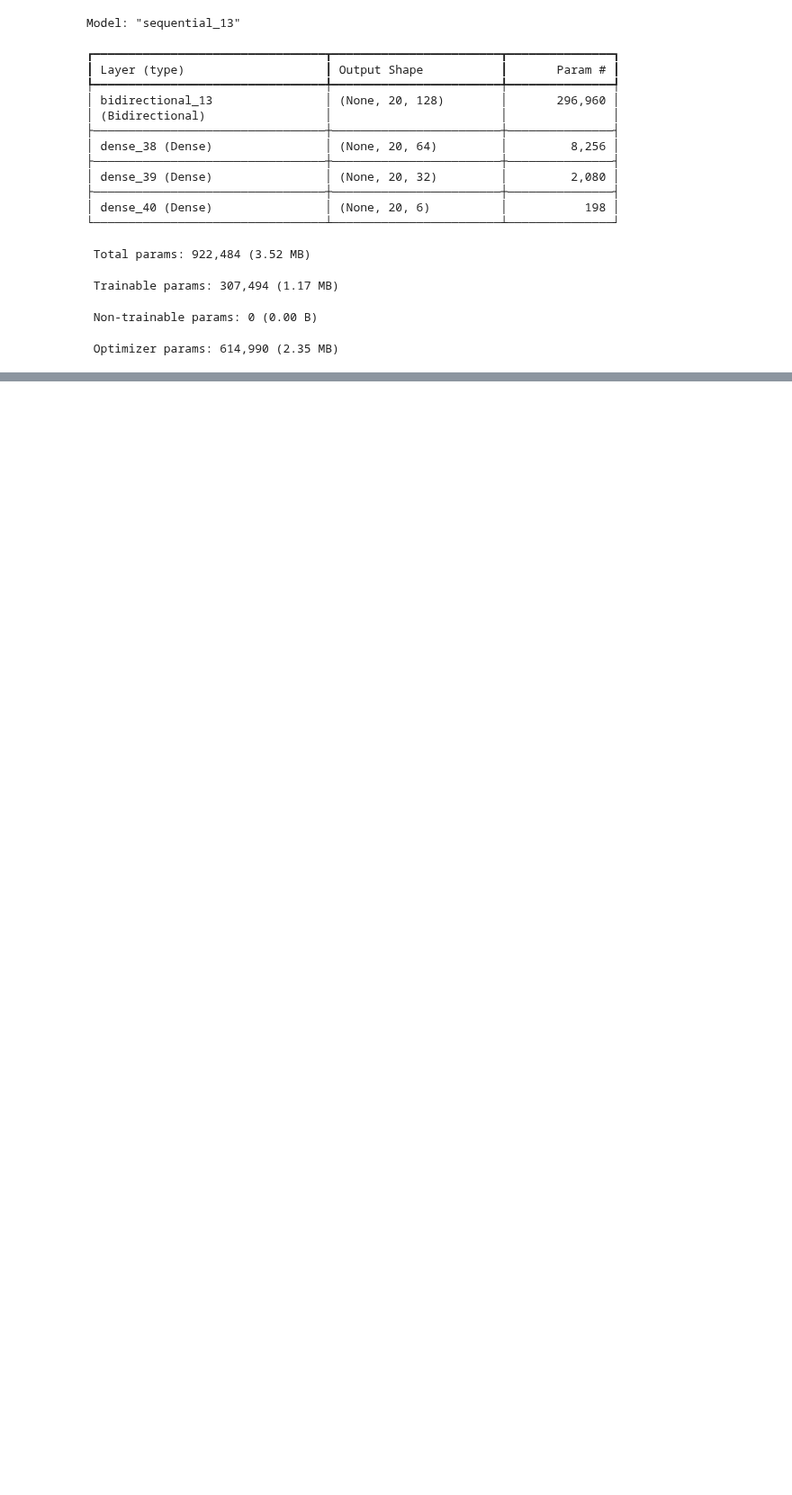
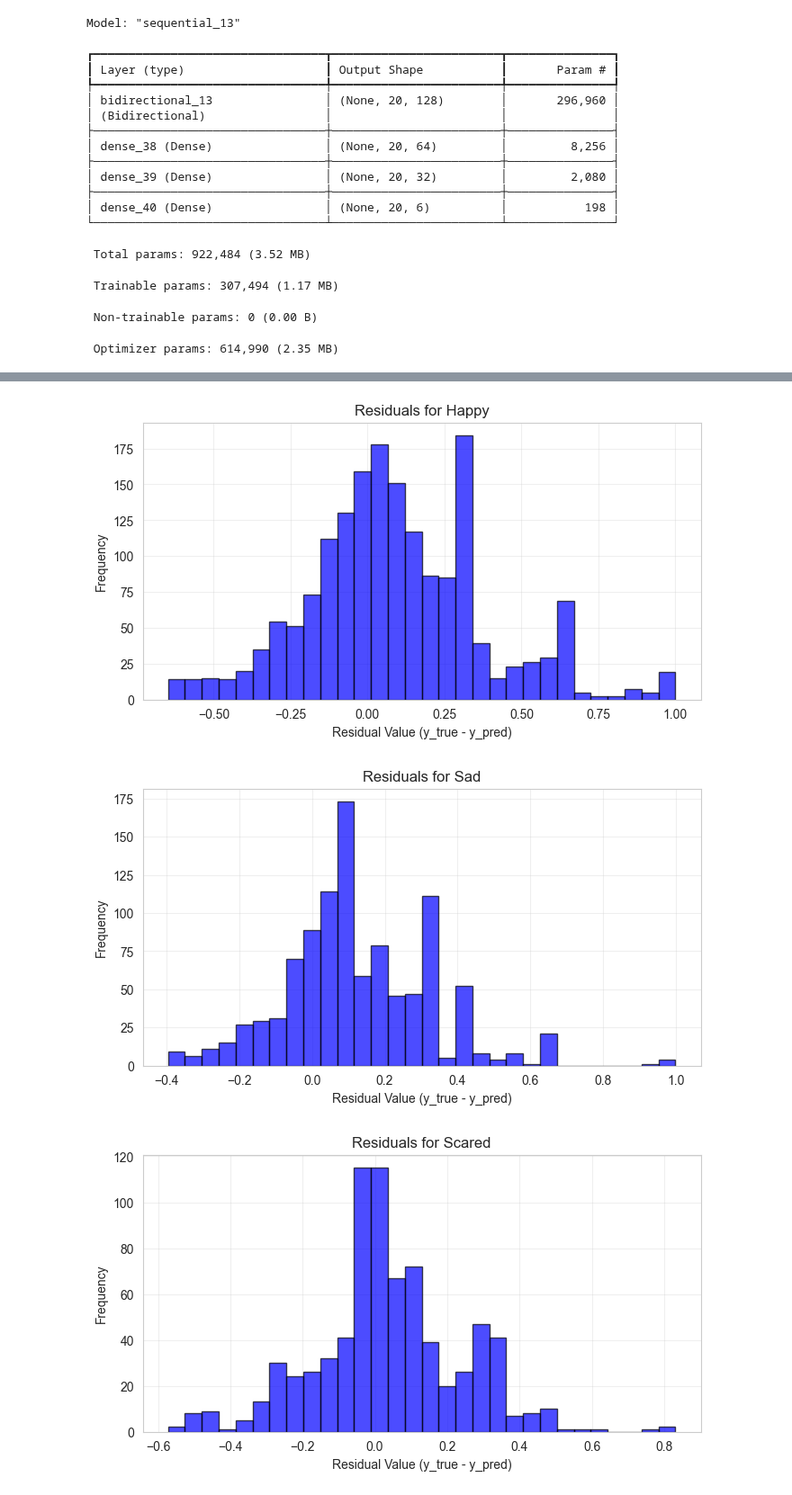
Before and after one commit to Azirral/de-face-recognition, a Jupyter notebook: Metrics.ipynb, the cells around one changed output, grey strips where cells are left out. Shown at 90% size. Saved outputs shown, nothing was run; the diff lists cells and outputs as text; code cells hidden in the pictures; blank space fills up the shorter version.

```diff
--- a/Metrics.ipynb
+++ b/Metrics.ipynb
@@ -7,7 +7,7 @@ import numpy as np
 import matplotlib.pyplot as plt
 from sklearn.metrics import confusion_matrix, ConfusionMatrixDisplay
 # %%
-path = r'Z:\IO3-sessions\NEW STRUCTURE\de-earlyfusionthesis\Datasets'
+path = r'S:\IO3-sessions\NEW STRUCTURE\de-earlyfusionthesis\Datasets'
 
 train_dataset_path_I = os.path.abspath(os.path.join(path, 'train_dataset_method_I_balanced'))
 GUT_test_path_I = os.path.join(path, 'GUT_test_method_I_balanced').replace("\\", "/")
@@ -616,0 +617,32 @@ Emotion: Surprised, Metrics: {'Labels Used': 409, 'MAS': 0.7801965, 'MSE': 0.063
+# %%
+import matplotlib.pyplot as plt
+
+def compute_residuals_and_plot(y_true, y_pred, emotions):
+    for i, emotion in enumerate(emotions):
+        # Extract true and predicted values for the specific emotion
+        true_values = tf.cast(y_true[:, :, i], tf.float32)
+        pred_values = tf.cast(y_pred[:, :, i], tf.float32)
+
+        # Mask non-zero true values
+        mask = tf.not_equal(true_values, 0)
+        true_values_masked = tf.boolean_mask(true_values, mask)
+        pred_values_masked = tf.boolean_mask(pred_values, mask)
+
+        # Compute residuals
+        residuals = true_values_masked - pred_values_masked
+
+        # Plot residuals
+        plt.figure(figsize=(8, 4))
+        plt.hist(residuals.numpy(), bins=30, alpha=0.7, color='blue', edgecolor='black')
+        plt.title(f"Residuals for {emotion}")
+        plt.xlabel("Residual Value (y_true - y_pred)")
+        plt.ylabel("Frequency")
+        plt.grid(alpha=0.3)
+        plt.show()
+
+# Example Usage
+compute_residuals_and_plot(y_true, y_pred, emotions)
+# %% [output]
+[figure, added]
+[figure, added]
+[figure, added]
```
Also changed, not shown: parts of 2 cells of this notebook, 1 other file.
